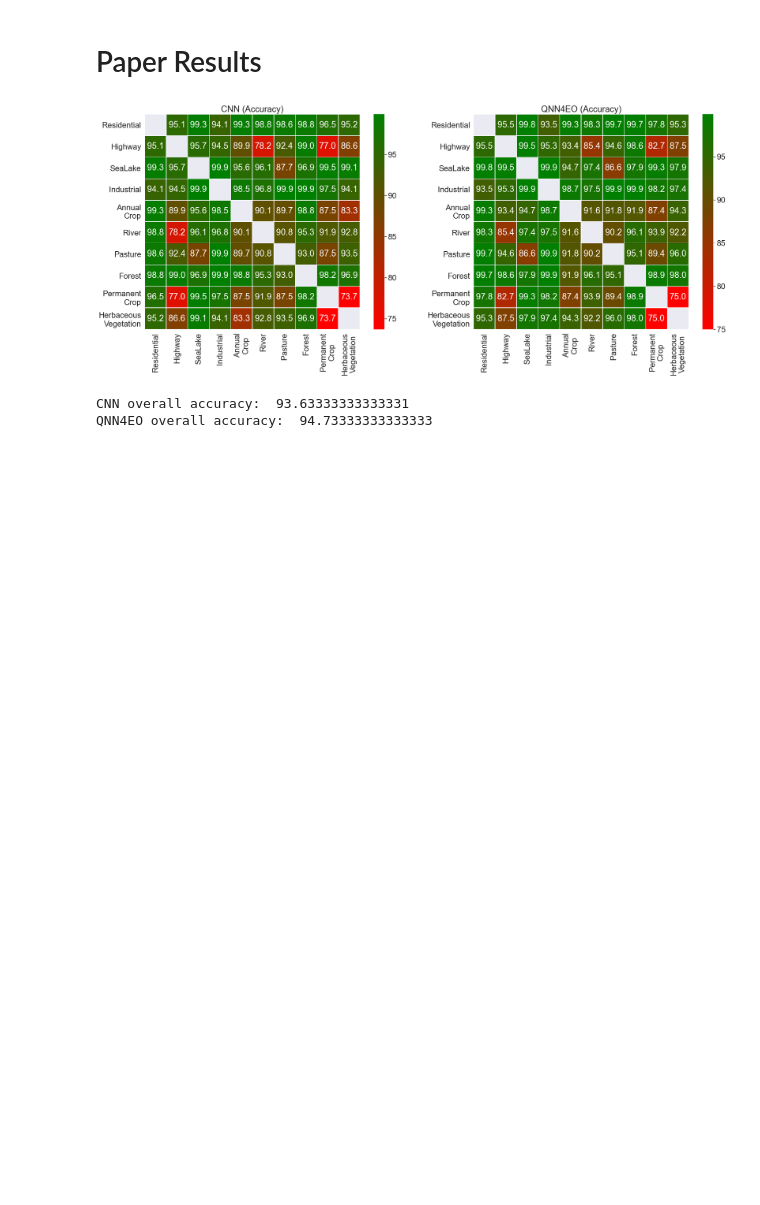
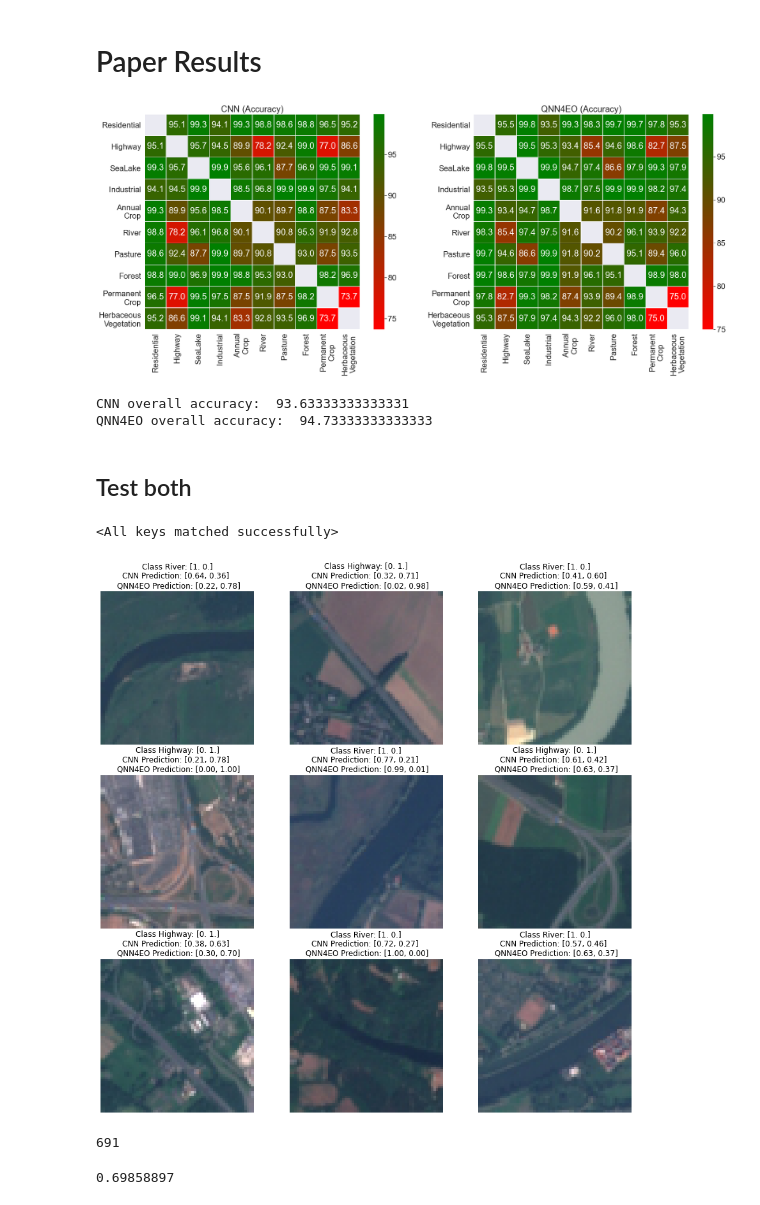
Before and after one commit to ESA-PhiLab/QNN4EO, a Jupyter notebook: EuroSAT_Classification.ipynb, the cells around one changed output. Saved outputs shown, nothing was run; the diff lists cells and outputs as text; code cells hidden in the pictures; blank space fills up the shorter version.

Commit message:
📺 CNN classifier

```diff
--- a/EuroSAT_Classification.ipynb
+++ b/EuroSAT_Classification.ipynb
@@ -338,3 +319,72 @@ print('QNN4EO overall accuracy: ',  qnn4eo_mean_accuracy[qnn4eo_mean_accuracy>0]
 # %% [output]
 CNN overall accuracy:  93.63333333333331
 QNN4EO overall accuracy:  94.73333333333333
+# %% [markdown]
+## Test both
+# %%
+from CNN_Classifier import CNN_Classifier
+from tensorflow.keras.models import load_model
+
+img_shape = plt.imread(train_images[0]).shape
+n_classes = train_labels.shape[1]
+cnn = CNN_Classifier(img_shape = img_shape, n_classes = n_classes)
+
+cnn.model = load_model(os.path.join('trained_models', 'CNN-' + classes_name[0] + '-VS-' + classes_name[1] + '.h5'))
+# %%
+from QNN4EO import QNN4EO
+import torch
+
+qnn4eo = QNN4EO()
+
+qnn4eo.load_state_dict(torch.load(os.path.join('trained_models', 'QNN4EO-' + classes_name[0] + '-VS-' + classes_name[1] + '.h5')))
+# %% [output]
+<All keys matched successfully>
+# %%
+qnn4eo.eval()
+
+nrows = 3
+ncols = 3
+
+fig, axes = plt.subplots(nrows = nrows, ncols = ncols, figsize = (15, 15))
+
+for x in range(ncols):
+    for y in range(nrows):
+
+        cnt = np.random.randint(0, high = len(val_images)-1, size=[1])[0]
+
+        ground_truth = val_labels[cnt]
+
+        img = plt.imread(val_images[cnt])/255.0
+
+        cnn_input = np.zeros((1, 64, 64, 3))
+        cnn_input[0, ...] = img
+
+        cnn_pred = cnn.model.predict(cnn_input)
+
+        qnn4eo_input = np.zeros((1, 3, 64, 64))
+        qnn4eo_input[0, ...] = np.transpose(img)
+        with torch.no_grad():
+            qnn4eo_pred = qnn4eo(torch.Tensor(qnn4eo_input))
+
+
+
+        #print(ground_truth, cnn_pred, qnn4eo_pred)
+        axes[x,y].imshow(img)
+        axes[x,y].set_title("Class " + str(classes_name[np.argmax(ground_truth)]) +": " +str(ground_truth)  + "\n" +
+                            "CNN Prediction: [%.2f, %.2f] \n QNN4EO Prediction: [%.2f, %.2f]" % (cnn_pred[0][0], cnn_pred[0][1], qnn4eo_pred[0].tolist()[0], qnn4eo_pred[0].tolist()[1]))
+
+        axes[x,y].axis(False)
+
+
+plt.show()
+# %% [output]
+[figure, added]
+# %%
+cnt = np.random.randint(0, high = len(val_images)-1, size=[1])[0]
+cnt
+# %% [output]
+691
+# %%
+cnn_pred[0][0]
+# %% [output]
+0.69858897
```
Also changed, not shown: parts of 6 cells of this notebook, 1 other file.
